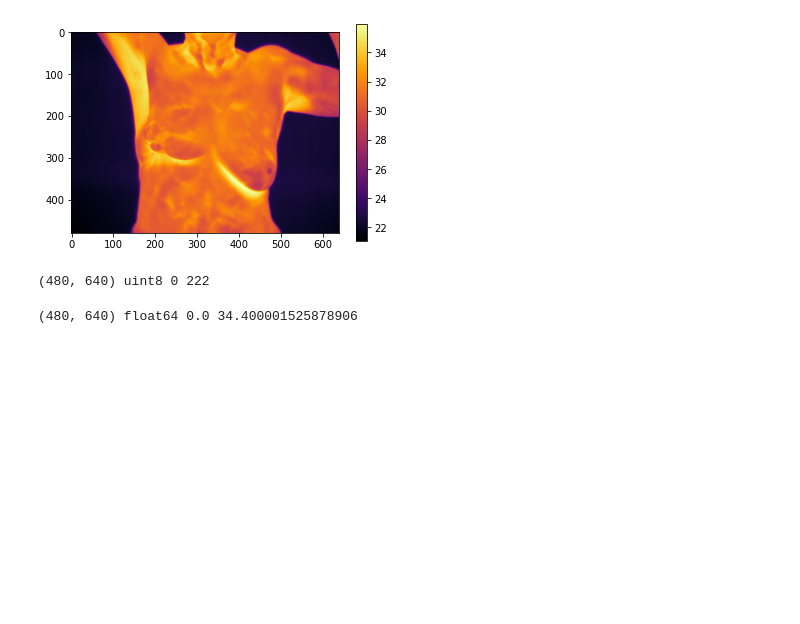
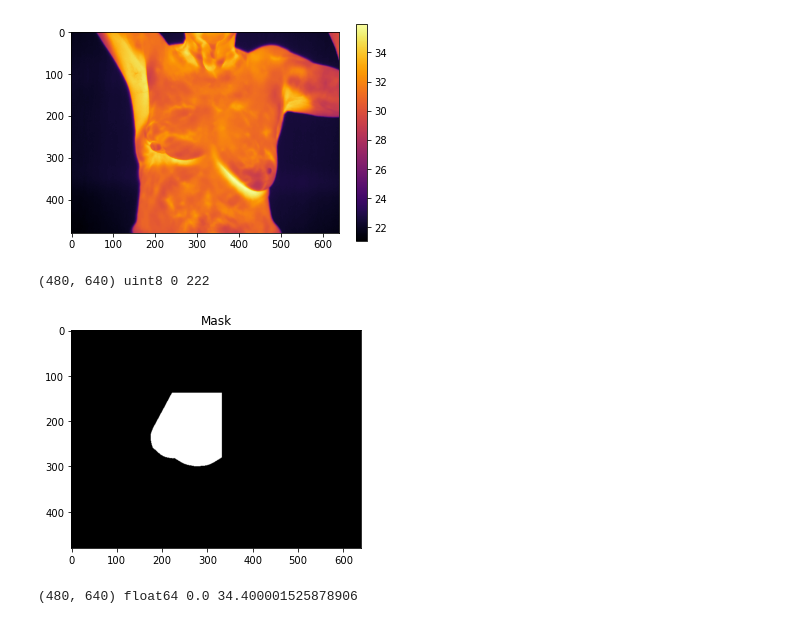
Before and after one commit to guillepinto/Thermal-Imaging-Breast-Cancer-Detection, a Jupyter notebook: notebooks/0.01-gpr-data-exploration-cv2.ipynb, the cells around one changed output. Drawn from its saved outputs; the diff is of its cells as text; code cells hidden in the pictures; blank space fills up the shorter version.

```diff
--- a/notebooks/0.01-gpr-data-exploration-cv2.ipynb
+++ b/notebooks/0.01-gpr-data-exploration-cv2.ipynb
@@ -116,4 +107,11 @@ img_gray = cv2.imread("Imagens e Matrizes da Tese de Thiago Alves Elias da Silva
 print(img_gray.shape, img_gray.dtype, img_gray.min(), img_gray.max())
 # %% [output]
 (480, 640) uint8 0 222
+# %%
+segmented = np.where(img_gray==0, 0, 1)
+plt.imshow(segmented, cmap='gray')
+plt.title('Mask')
+plt.show()
+# %% [output]
+[figure, added]
 # %%
```
Also changed, not shown: parts of 43 cells of this notebook.
